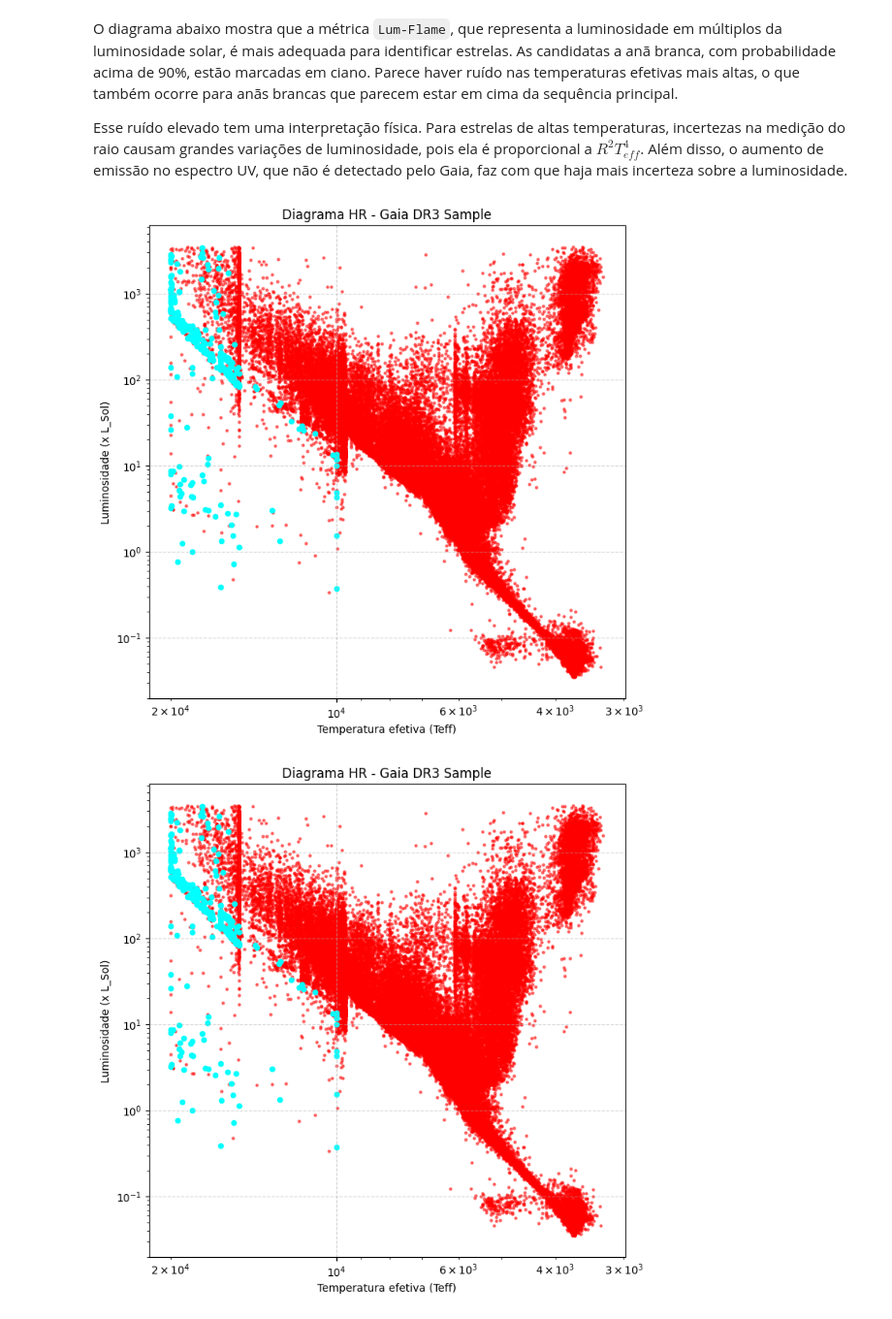
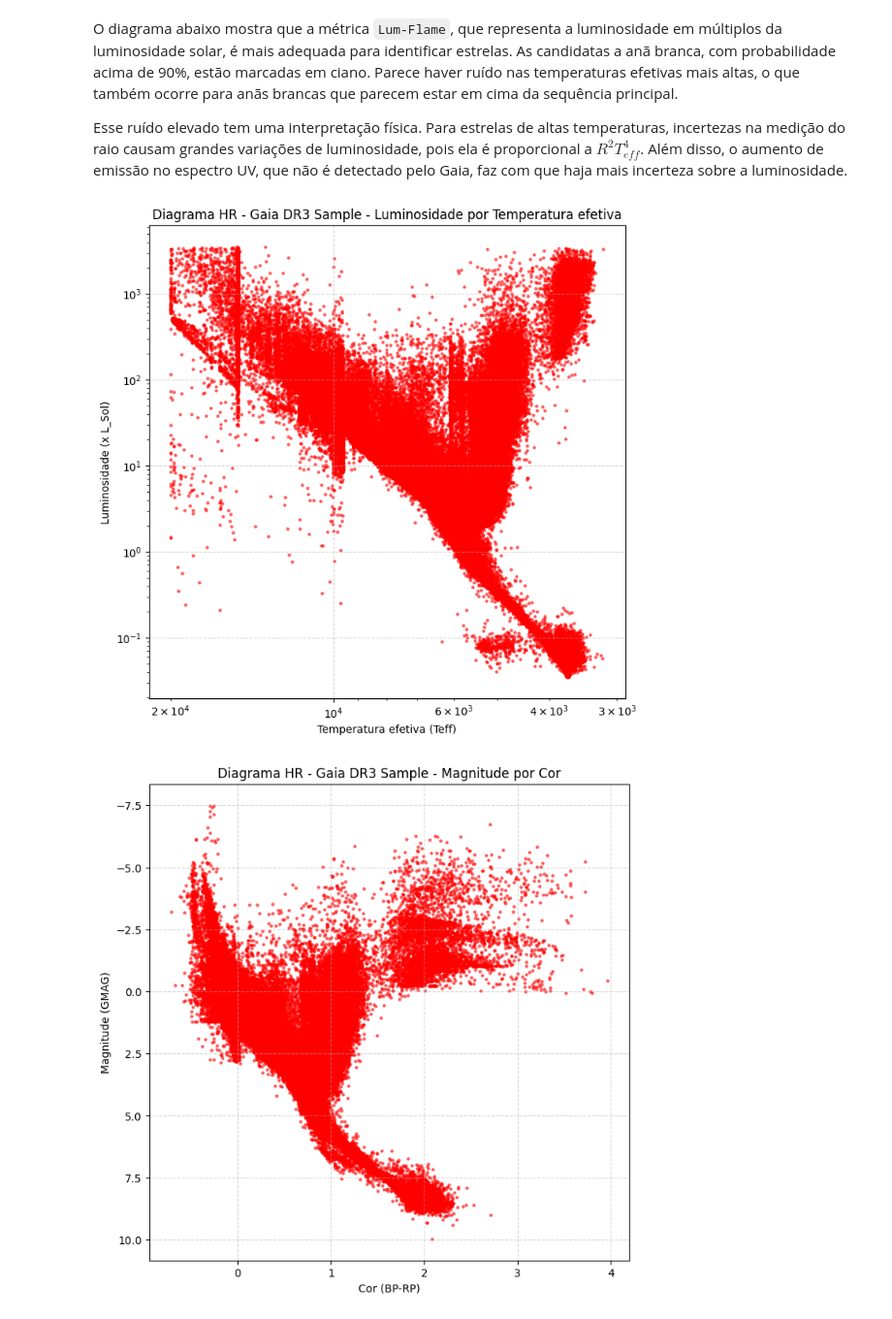
Before and after one commit to marceloavlopes/Diagrama-HR-e-Clustering, a Jupyter notebook: Diagrama_HR_clustering.ipynb, the cells around one changed output. Shown at 97% size. Cells and saved outputs as stored; diff of their text form; code cells hidden in the pictures.

```diff
--- a/Diagrama_HR_clustering.ipynb
+++ b/Diagrama_HR_clustering.ipynb
@@ -157,10 +196,6 @@ plt.figure(figsize=(8, 8))
 
 plt.scatter(df_sample["Teff"], df_sample["Lum-Flame"],
             s=5, color='red', alpha=0.5)
-
-df_wa = df_sample[df_sample['PWD'] > 0.9]
-plt.scatter(df_wa['Teff'], df_wa['Lum-Flame'],
-            s=20, c='cyan', label='Anãs brancas')
 
 plt.gca().invert_xaxis()
 
@@ -169,33 +204,25 @@ plt.yscale('log')
 
 plt.xlabel("Temperatura efetiva (Teff)")
 plt.ylabel("Luminosidade (x L_Sol)")
-plt.title("Diagrama HR - Gaia DR3 Sample")
+plt.title("Diagrama HR - Gaia DR3 Sample - Luminosidade por Temperatura efetiva")
 
 plt.grid(True, linestyle='--', alpha=0.5)
 plt.show()
 # %% [output]
-[figure, old version]
+[figure, new version]
-# %%
-plt.figure(figsize=(8, 8))
-
-df_estrelas = df_sample[df_sample['Pstar'] > 0.9]
-plt.scatter(df_estrelas["Teff"], df_estrelas["Lum-Flame"],
-            s=5, color='red', alpha=0.5)
-
-df_wa = df_sample[df_sample['PWD'] > 0.9]
-plt.scatter(df_wa['Teff'], df_wa['Lum-Flame'],
-            s=20, c='cyan', label='Anãs brancas')
-
-plt.gca().invert_xaxis()
-
-plt.xscale('log')
-plt.yscale('log')
-
-plt.xlabel("Temperatura efetiva (Teff)")
-plt.ylabel("Luminosidade (x L_Sol)")
-plt.title("Diagrama HR - Gaia DR3 Sample")
-
-plt.grid(True, linestyle='--', alpha=0.5)
-plt.show()
-# %% [output]
-[figure, removed]
+# %%
+plt.figure(figsize=(8, 8))
+
+plt.scatter(df_sample["BP-RP_corr"], df_sample["GMAG"],
+            s=5, color='red', alpha=0.5)
+
+plt.gca().invert_yaxis()
+
+plt.xlabel("Cor (BP-RP)")
+plt.ylabel("Magnitude (GMAG)")
+plt.title("Diagrama HR - Gaia DR3 Sample - Magnitude por Cor")
+
+plt.grid(True, linestyle='--', alpha=0.5)
+plt.show()
+# %% [output]
+[figure, added]
```
Also changed, not shown: parts of 37 cells of this notebook, 1 other file.
